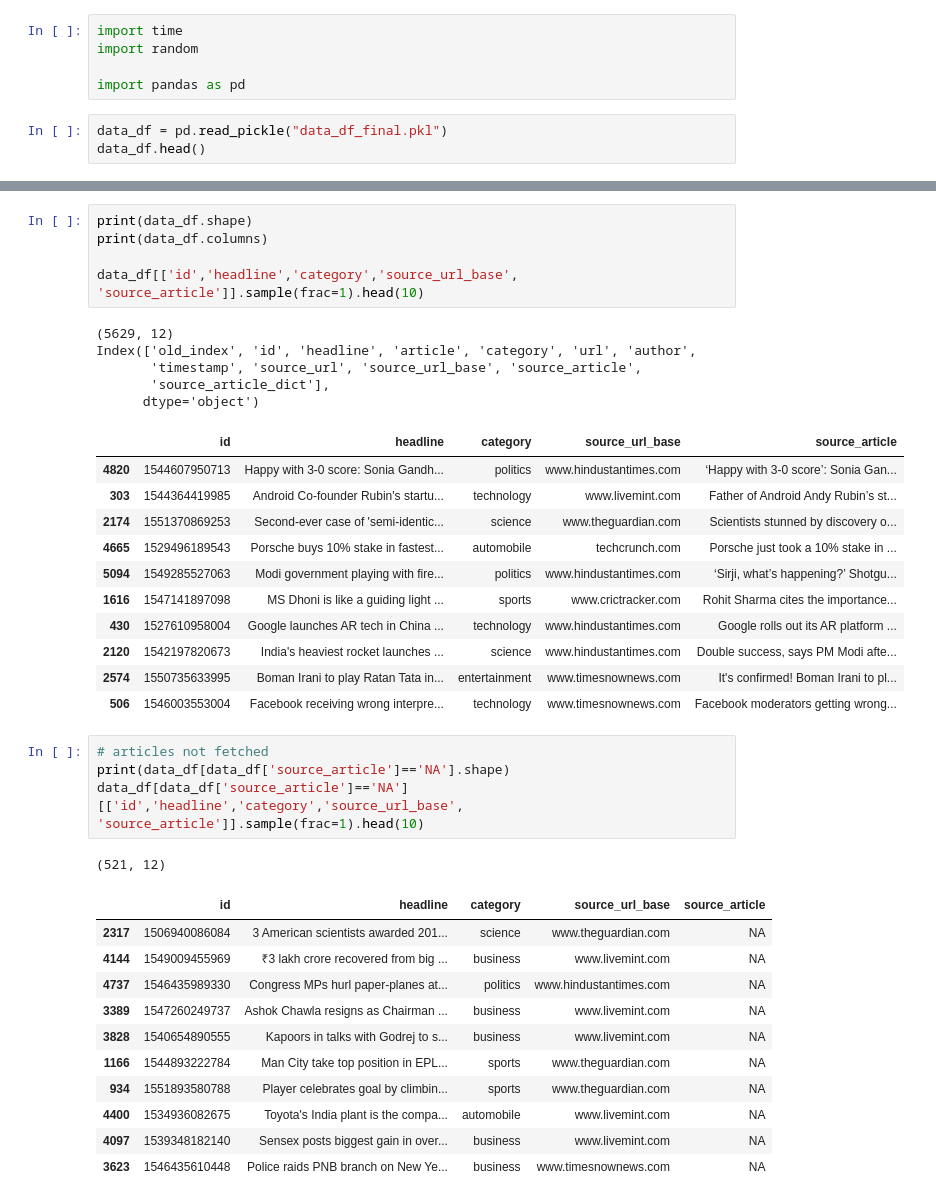
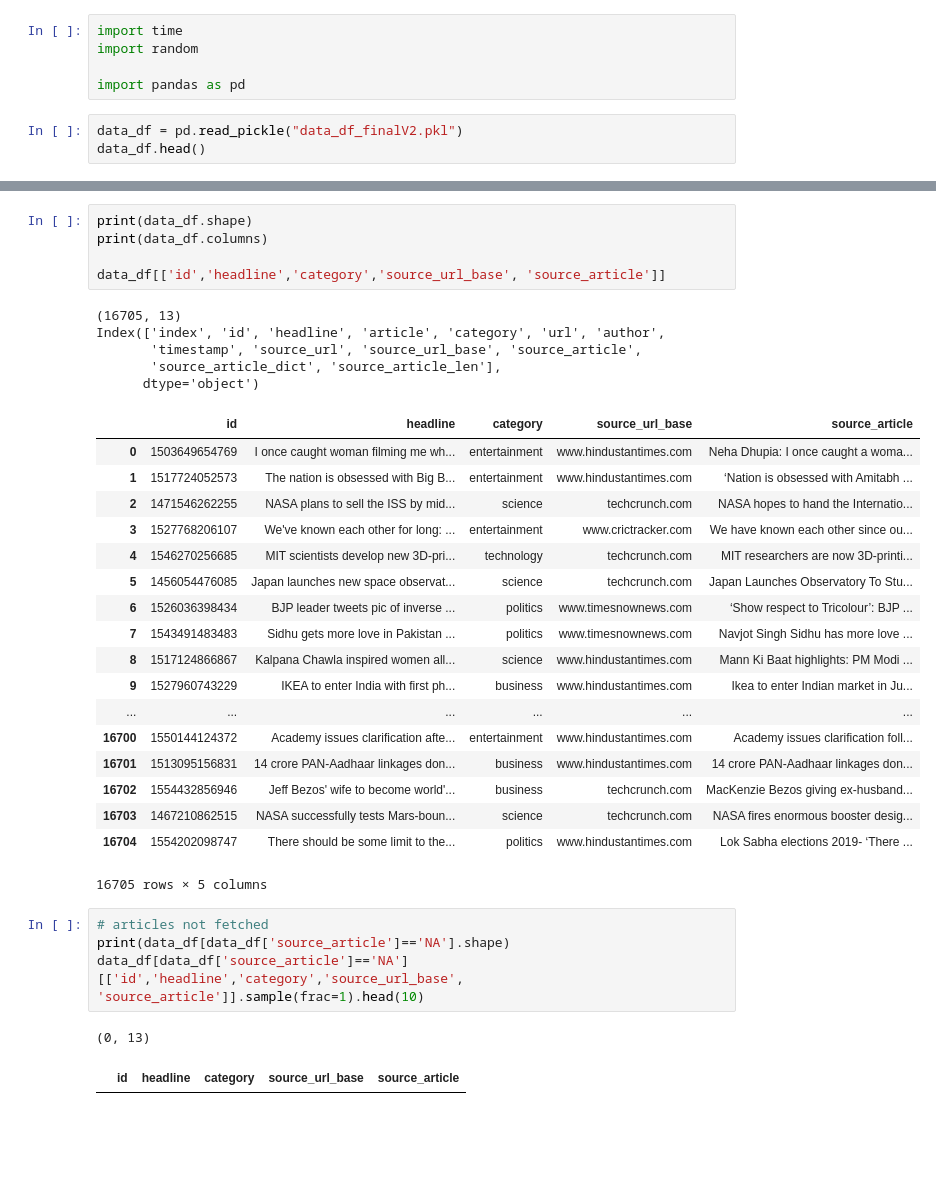
Before and after one commit to viv1729/Domain-Identification-with-Keyword-Extraction, a Jupyter notebook: EDA.ipynb, the cells around one changed output, grey strips where cells are left out. Saved outputs shown, nothing was run; the diff lists cells and outputs as text; blank space fills up the shorter version.

```diff
--- a/EDA.ipynb
+++ b/EDA.ipynb
@@ -4,6 +4,6 @@ import random
 
 import pandas as pd
 # %%
-data_df = pd.read_pickle("data_df_final.pkl")
+data_df = pd.read_pickle("data_df_finalV2.pkl")
 data_df.head()
 # %% [output]
@@ -16,42 +16,39 @@ data_df.head()
 # %%
 print(data_df.shape)
 print(data_df.columns)
 
-data_df[['id','headline','category','source_url_base', 'source_article']].sample(frac=1).head(10)
+data_df[['id','headline','category','source_url_base', 'source_article']]
 # %% [output]
-(5629, 12)
-Index(['old_index', 'id', 'headline', 'article', 'category', 'url', 'author',
+(16705, 13)
+Index(['index', 'id', 'headline', 'article', 'category', 'url', 'author',
        'timestamp', 'source_url', 'source_url_base', 'source_article',
-       'source_article_dict'],
+       'source_article_dict', 'source_article_len'],
       dtype='object')
 |  | id | headline | category | source_url_base | source_article |
-| 4820 | 1544607950713 | Happy with 3-0 score: Sonia Gandh... | politics | www.hindustantimes.com | ‘Happy with 3-0 score’: Sonia Gan... |
-| 303 | 1544364419985 | Android Co-founder Rubin's startu... | technology | www.livemint.com | Father of Android Andy Rubin’s st... |
-| 2174 | 1551370869253 | Second-ever case of 'semi-identic... | science | www.theguardian.com | Scientists stunned by discovery o... |
-| 4665 | 1529496189543 | Porsche buys 10% stake in fastest... | automobile | techcrunch.com | Porsche just took a 10% stake in ... |
-| 5094 | 1549285527063 | Modi government playing with fire... | politics | www.hindustantimes.com | ‘Sirji, what’s happening?’ Shotgu... |
-| 1616 | 1547141897098 | MS Dhoni is like a guiding light ... | sports | www.crictracker.com | Rohit Sharma cites the importance... |
-| 430 | 1527610958004 | Google launches AR tech in China ... | technology | www.hindustantimes.com | Google rolls out its AR platform ... |
-| 2120 | 1542197820673 | India's heaviest rocket launches ... | science | www.hindustantimes.com | Double success, says PM Modi afte... |
-| 2574 | 1550735633995 | Boman Irani to play Ratan Tata in... | entertainment | www.timesnownews.com | It's confirmed! Boman Irani to pl... |
-| 506 | 1546003553004 | Facebook receiving wrong interpre... | technology | www.timesnownews.com | Facebook moderators getting wrong... |
+| 0 | 1503649654769 | I once caught woman filming me wh... | entertainment | www.hindustantimes.com | Neha Dhupia: I once caught a woma... |
+| 1 | 1517724052573 | The nation is obsessed with Big B... | entertainment | www.hindustantimes.com | ‘Nation is obsessed with Amitabh ... |
+| 2 | 1471546262255 | NASA plans to sell the ISS by mid... | science | techcrunch.com | NASA hopes to hand the Internatio... |
+| 3 | 1527768206107 | We've known each other for long: ... | entertainment | www.crictracker.com | We have known each other since ou... |
+| 4 | 1546270256685 | MIT scientists develop new 3D-pri... | technology | techcrunch.com | MIT researchers are now 3D-printi... |
+| 5 | 1456054476085 | Japan launches new space observat... | science | techcrunch.com | Japan Launches Observatory To Stu... |
+| 6 | 1526036398434 | BJP leader tweets pic of inverse ... | politics | www.timesnownews.com | ‘Show respect to Tricolour’: BJP ... |
+| 7 | 1543491483483 | Sidhu gets more love in Pakistan ... | politics | www.timesnownews.com | Navjot Singh Sidhu has more love ... |
+| 8 | 1517124866867 | Kalpana Chawla inspired women all... | science | www.hindustantimes.com | Mann Ki Baat highlights: PM Modi ... |
+| 9 | 1527960743229 | IKEA to enter India with first ph... | business | www.hindustantimes.com | Ikea to enter Indian market in Ju... |
+| ... | ... | ... | ... | ... | ... |
+| 16700 | 1550144124372 | Academy issues clarification afte... | entertainment | www.hindustantimes.com | Academy issues clarification foll... |
+| 16701 | 1513095156831 | 14 crore PAN-Aadhaar linkages don... | business | www.hindustantimes.com | 14 crore PAN-Aadhaar linkages don... |
+| 16702 | 1554432856946 | Jeff Bezos' wife to become world'... | business | techcrunch.com | MacKenzie Bezos giving ex-husband... |
+| 16703 | 1467210862515 | NASA successfully tests Mars-boun... | science | techcrunch.com | NASA fires enormous booster desig... |
+| 16704 | 1554202098747 | There should be some limit to the... | politics | www.hindustantimes.com | Lok Sabha elections 2019- ‘There ... |
+16705 rows × 5 columns
 # %%
 # articles not fetched
 print(data_df[data_df['source_article']=='NA'].shape)
 data_df[data_df['source_article']=='NA'][['id','headline','category','source_url_base', 'source_article']].sample(frac=1).head(10)
 # %% [output]
-(521, 12)
+(0, 13)
 |  | id | headline | category | source_url_base | source_article |
-| 2317 | 1506940086084 | 3 American scientists awarded 201... | science | www.theguardian.com | NA |
-| 4144 | 1549009455969 | ₹3 lakh crore recovered from big ... | business | www.livemint.com | NA |
-| 4737 | 1546435989330 | Congress MPs hurl paper-planes at... | politics | www.hindustantimes.com | NA |
-| 3389 | 1547260249737 | Ashok Chawla resigns as Chairman ... | business | www.livemint.com | NA |
-| 3828 | 1540654890555 | Kapoors in talks with Godrej to s... | business | www.livemint.com | NA |
-| 1166 | 1544893222784 | Man City take top position in EPL... | sports | www.theguardian.com | NA |
-| 934 | 1551893580788 | Player celebrates goal by climbin... | sports | www.theguardian.com | NA |
-| 4400 | 1534936082675 | Toyota's India plant is the compa... | automobile | www.livemint.com | NA |
-| 4097 | 1539348182140 | Sensex posts biggest gain in over... | business | www.livemint.com | NA |
-| 3623 | 1546435610448 | Police raids PNB branch on New Ye... | business | www.timesnownews.com | NA |
 # %%
 # category count
 data_df['category'].value_counts()
```
Also changed, not shown: parts of 7 cells of this notebook, 1 other file.
